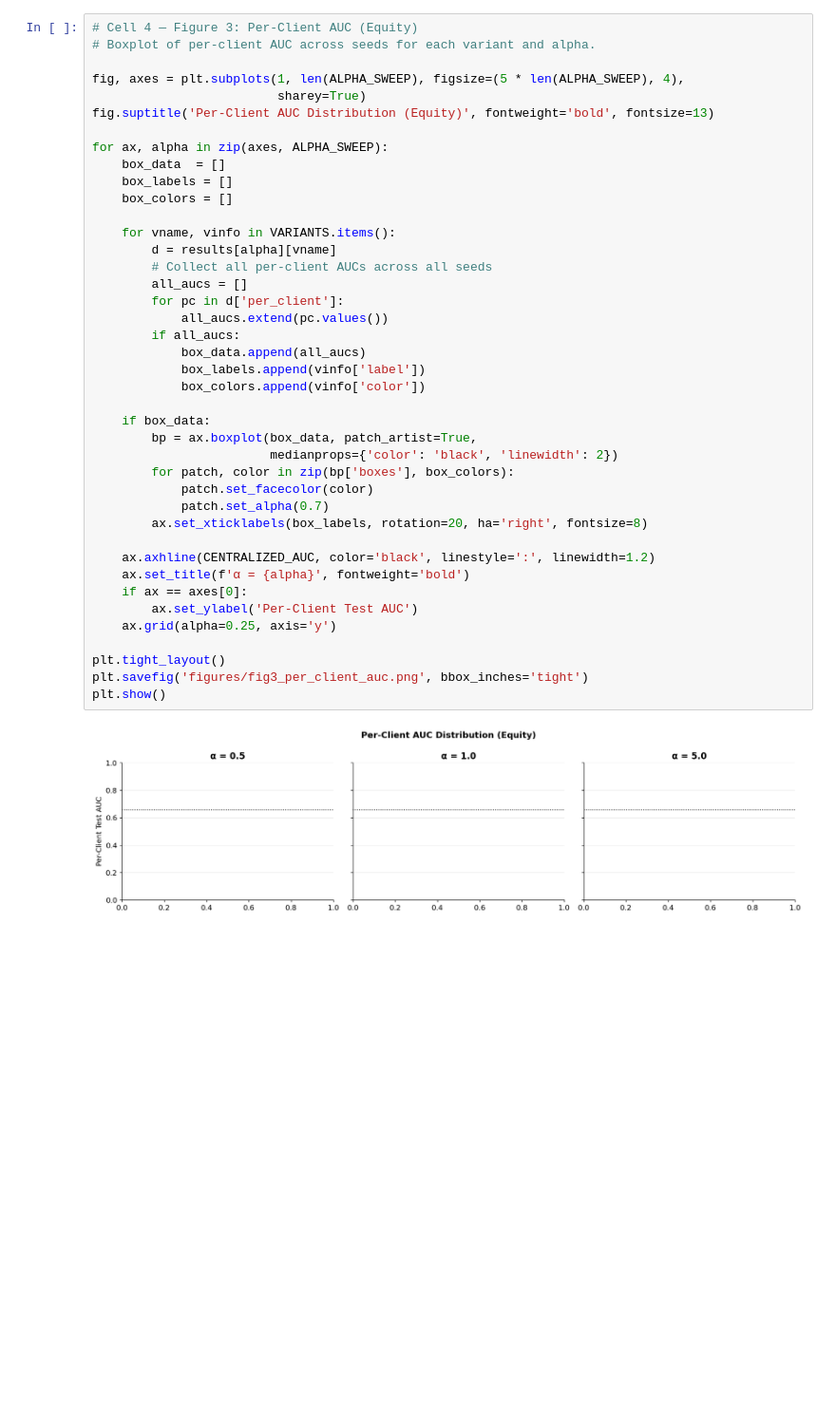
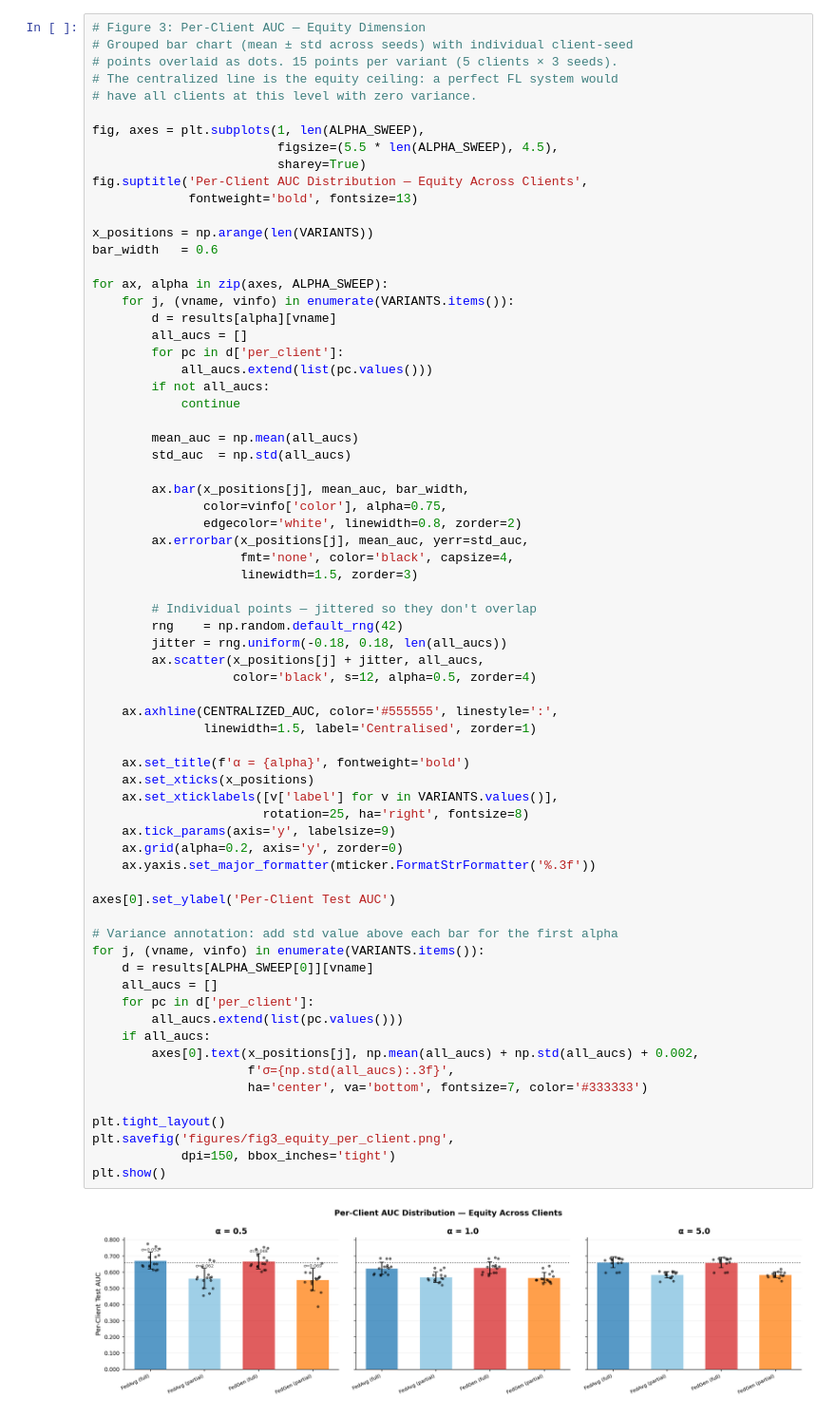
Before and after one commit to SrMallol2/Federated-Learning-Under-Data-Heterogeneity-for-Real-Applications-in-Multiple-Domains, a Jupyter notebook: Practices/Use Case 1 (Health)/04_Results/04_Results.ipynb, the cells around one changed output. Shown at 95% size. Drawn from its saved outputs; the diff is of its cells as text; blank space fills up the shorter version.

```diff
--- a/Practices/Use Case 1 (Health)/04_Results/04_Results.ipynb
+++ b/Practices/Use Case 1 (Health)/04_Results/04_Results.ipynb
@@ -168,44 +196,72 @@ plt.show()
 # %%
-# Cell 4 — Figure 3: Per-Client AUC (Equity)
-# Boxplot of per-client AUC across seeds for each variant and alpha.
+# Figure 3: Per-Client AUC — Equity Dimension
+# Grouped bar chart (mean ± std across seeds) with individual client-seed
+# points overlaid as dots. 15 points per variant (5 clients × 3 seeds).
+# The centralized line is the equity ceiling: a perfect FL system would
+# have all clients at this level with zero variance.
 
-fig, axes = plt.subplots(1, len(ALPHA_SWEEP), figsize=(5 * len(ALPHA_SWEEP), 4),
+fig, axes = plt.subplots(1, len(ALPHA_SWEEP),
+                         figsize=(5.5 * len(ALPHA_SWEEP), 4.5),
                          sharey=True)
-fig.suptitle('Per-Client AUC Distribution (Equity)', fontweight='bold', fontsize=13)
+fig.suptitle('Per-Client AUC Distribution — Equity Across Clients',
+             fontweight='bold', fontsize=13)
+
+x_positions = np.arange(len(VARIANTS))
+bar_width   = 0.6
 
 for ax, alpha in zip(axes, ALPHA_SWEEP):
-    box_data  = []
-    box_labels = []
-    box_colors = []
-
-    for vname, vinfo in VARIANTS.items():
+    for j, (vname, vinfo) in enumerate(VARIANTS.items()):
         d = results[alpha][vname]
-        # Collect all per-client AUCs across all seeds
         all_aucs = []
         for pc in d['per_client']:
-            all_aucs.extend(pc.values())
-        if all_aucs:
-            box_data.append(all_aucs)
-            box_labels.append(vinfo['label'])
-            box_colors.append(vinfo['color'])
+            all_aucs.extend(list(pc.values()))
+        if not all_aucs:
+            continue
 
-    if box_data:
-        bp = ax.boxplot(box_data, patch_artist=True,
-                        medianprops={'color': 'black', 'linewidth': 2})
-        for patch, color in zip(bp['boxes'], box_colors):
-            patch.set_facecolor(color)
-            patch.set_alpha(0.7)
-        ax.set_xticklabels(box_labels, rotation=20, ha='right', fontsize=8)
+        mean_auc = np.mean(all_aucs)
+        std_auc  = np.std(all_aucs)
 
-    ax.axhline(CENTRALIZED_AUC, color='black', linestyle=':', linewidth=1.2)
+        ax.bar(x_positions[j], mean_auc, bar_width,
+               color=vinfo['color'], alpha=0.75,
+               edgecolor='white', linewidth=0.8, zorder=2)
+        ax.errorbar(x_positions[j], mean_auc, yerr=std_auc,
+                    fmt='none', color='black', capsize=4,
+                    linewidth=1.5, zorder=3)
+
+        # Individual points — jittered so they don't overlap
+        rng    = np.random.default_rng(42)
+        jitter = rng.uniform(-0.18, 0.18, len(all_aucs))
+        ax.scatter(x_positions[j] + jitter, all_aucs,
+                   color='black', s=12, alpha=0.5, zorder=4)
+
+    ax.axhline(CENTRALIZED_AUC, color='#555555', linestyle=':',
+               linewidth=1.5, label='Centralised', zorder=1)
+
     ax.set_title(f'α = {alpha}', fontweight='bold')
-    if ax == axes[0]:
-        ax.set_ylabel('Per-Client Test AUC')
-    ax.grid(alpha=0.25, axis='y')
+    ax.set_xticks(x_positions)
+    ax.set_xticklabels([v['label'] for v in VARIANTS.values()],
+                       rotation=25, ha='right', fontsize=8)
+    ax.tick_params(axis='y', labelsize=9)
+    ax.grid(alpha=0.2, axis='y', zorder=0)
+    ax.yaxis.set_major_formatter(mticker.FormatStrFormatter('%.3f'))
+
+axes[0].set_ylabel('Per-Client Test AUC')
+
+# Variance annotation: add std value above each bar for the first alpha
+for j, (vname, vinfo) in enumerate(VARIANTS.items()):
+    d = results[ALPHA_SWEEP[0]][vname]
+    all_aucs = []
+    for pc in d['per_client']:
+        all_aucs.extend(list(pc.values()))
+    if all_aucs:
+        axes[0].text(x_positions[j], np.mean(all_aucs) + np.std(all_aucs) + 0.002,
+                     f'σ={np.std(all_aucs):.3f}',
+                     ha='center', va='bottom', fontsize=7, color='#333333')
 
 plt.tight_layout()
-plt.savefig('figures/fig3_per_client_auc.png', bbox_inches='tight')
+plt.savefig('figures/fig3_equity_per_client.png',
+            dpi=150, bbox_inches='tight')
 plt.show()
 # %% [output]
-[figure, old version]
+[figure, new version]
 # %%
```
Also changed, not shown: parts of 5 cells of this notebook, 47 other files.
